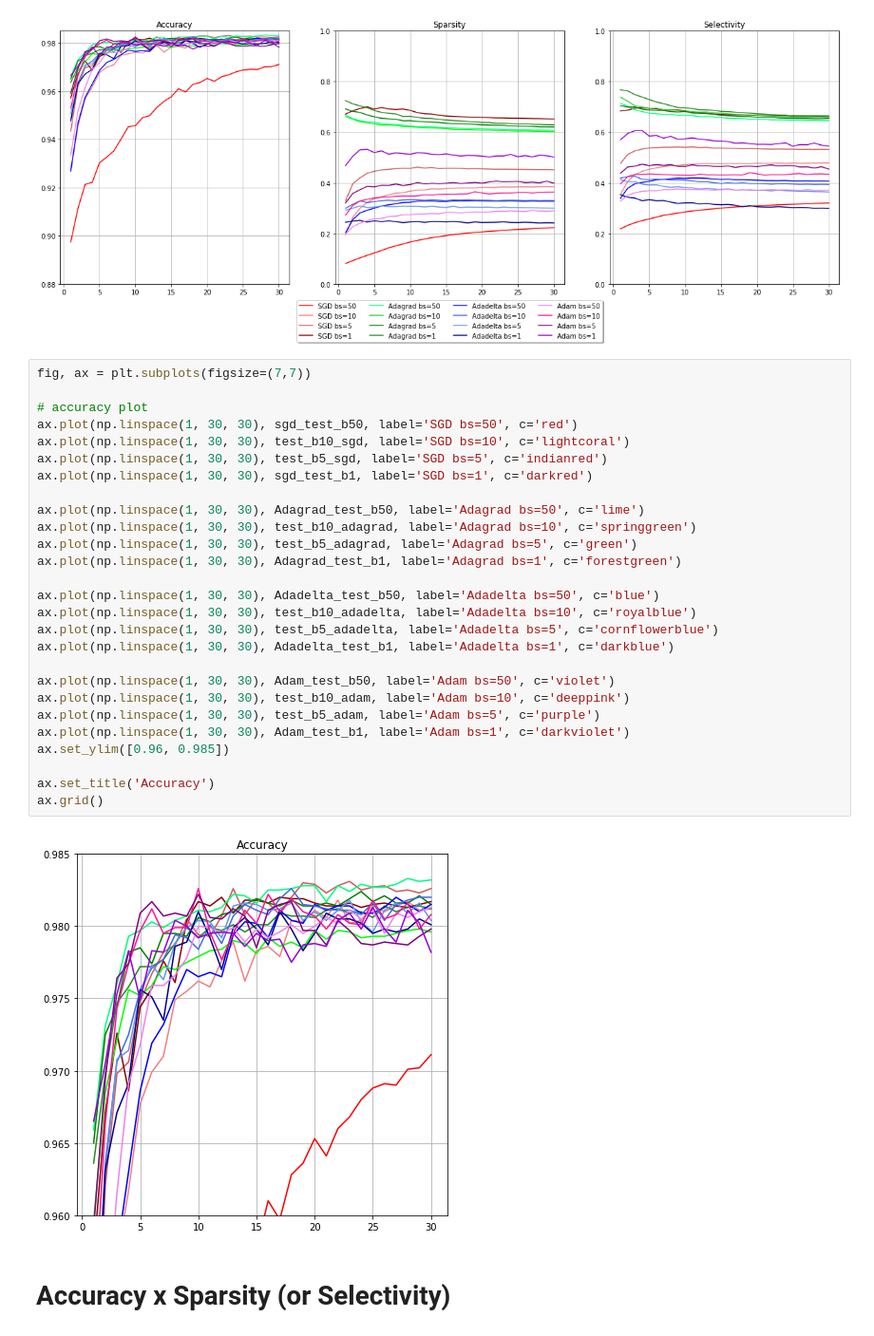
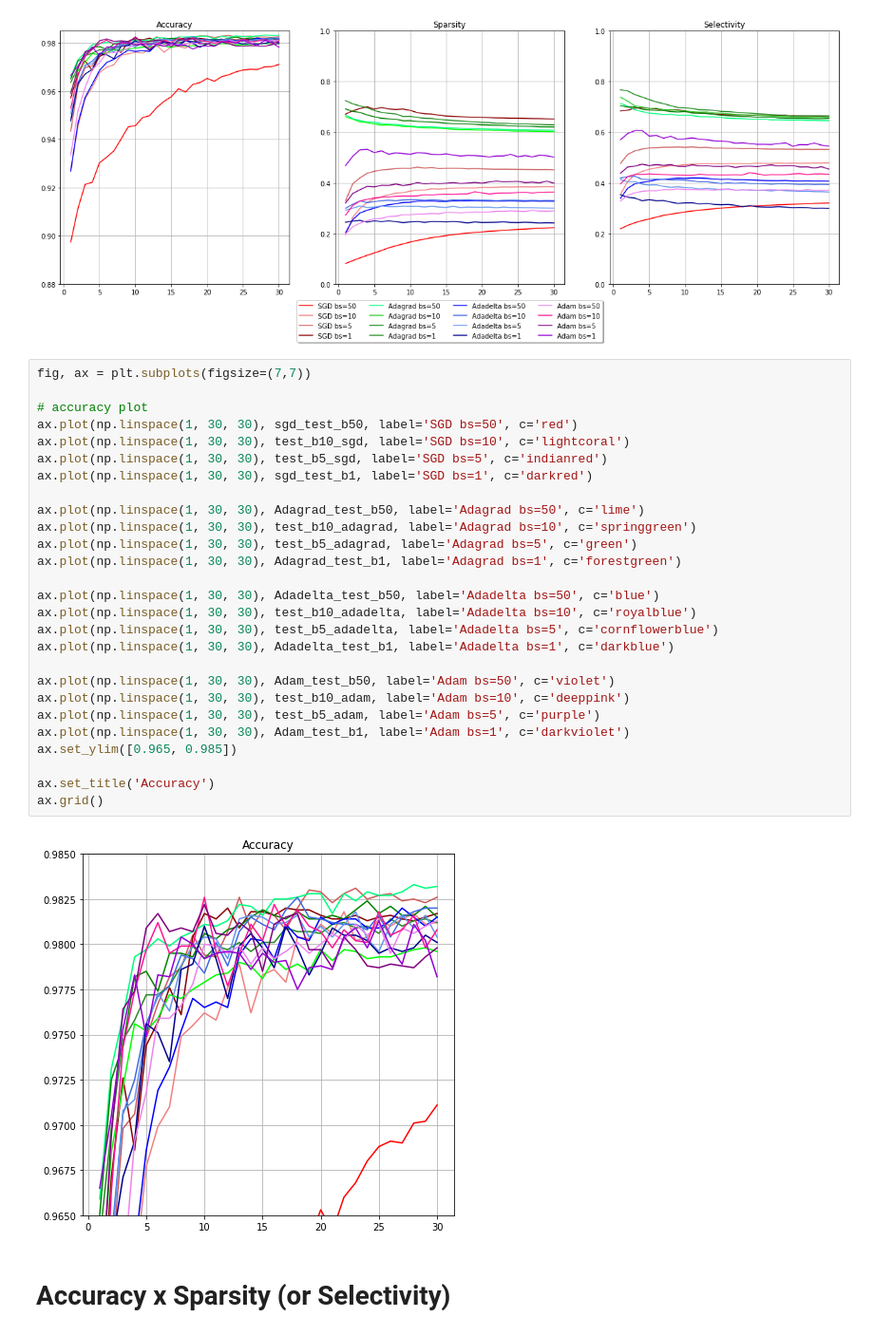
Before and after one commit to 7201krap/COMS30045_Individual-Project, a Jupyter notebook: FINAL/Graphs/data_batchsize/different_batch_size.ipynb, the cells around one changed output. Shown at 95% size. Saved outputs shown, nothing was run; the diff lists cells and outputs as text.

Commit message:
updating graphs

```diff
--- a/FINAL/Graphs/data_batchsize/different_batch_size.ipynb
+++ b/FINAL/Graphs/data_batchsize/different_batch_size.ipynb
@@ -181,32 +181,32 @@ plt.show()
 # %%
 fig, ax = plt.subplots(figsize=(7,7))
 
 # accuracy plot
 ax.plot(np.linspace(1, 30, 30), sgd_test_b50, label='SGD bs=50', c='red')
 ax.plot(np.linspace(1, 30, 30), test_b10_sgd, label='SGD bs=10', c='lightcoral')
 ax.plot(np.linspace(1, 30, 30), test_b5_sgd, label='SGD bs=5', c='indianred')
 ax.plot(np.linspace(1, 30, 30), sgd_test_b1, label='SGD bs=1', c='darkred')
 
 ax.plot(np.linspace(1, 30, 30), Adagrad_test_b50, label='Adagrad bs=50', c='lime')
 ax.plot(np.linspace(1, 30, 30), test_b10_adagrad, label='Adagrad bs=10', c='springgreen')
 ax.plot(np.linspace(1, 30, 30), test_b5_adagrad, label='Adagrad bs=5', c='green')
 ax.plot(np.linspace(1, 30, 30), Adagrad_test_b1, label='Adagrad bs=1', c='forestgreen')
 
 ax.plot(np.linspace(1, 30, 30), Adadelta_test_b50, label='Adadelta bs=50', c='blue')
 ax.plot(np.linspace(1, 30, 30), test_b10_adadelta, label='Adadelta bs=10', c='royalblue')
 ax.plot(np.linspace(1, 30, 30), test_b5_adadelta, label='Adadelta bs=5', c='cornflowerblue')
 ax.plot(np.linspace(1, 30, 30), Adadelta_test_b1, label='Adadelta bs=1', c='darkblue')
 
 ax.plot(np.linspace(1, 30, 30), Adam_test_b50, label='Adam bs=50', c='violet')
 ax.plot(np.linspace(1, 30, 30), test_b10_adam, label='Adam bs=10', c='deeppink')
 ax.plot(np.linspace(1, 30, 30), test_b5_adam, label='Adam bs=5', c='purple')
 ax.plot(np.linspace(1, 30, 30), Adam_test_b1, label='Adam bs=1', c='darkviolet')
-ax.set_ylim([0.96, 0.985])
+ax.set_ylim([0.965, 0.985])
 
 ax.set_title('Accuracy')
 ax.grid()
 # %% [output]
-[figure, old version]
+[figure, new version]
 # %% [markdown]
 # Accuracy x Sparsity (or Selectivity)
 # %%
```
Also changed, not shown: 8 other files.
